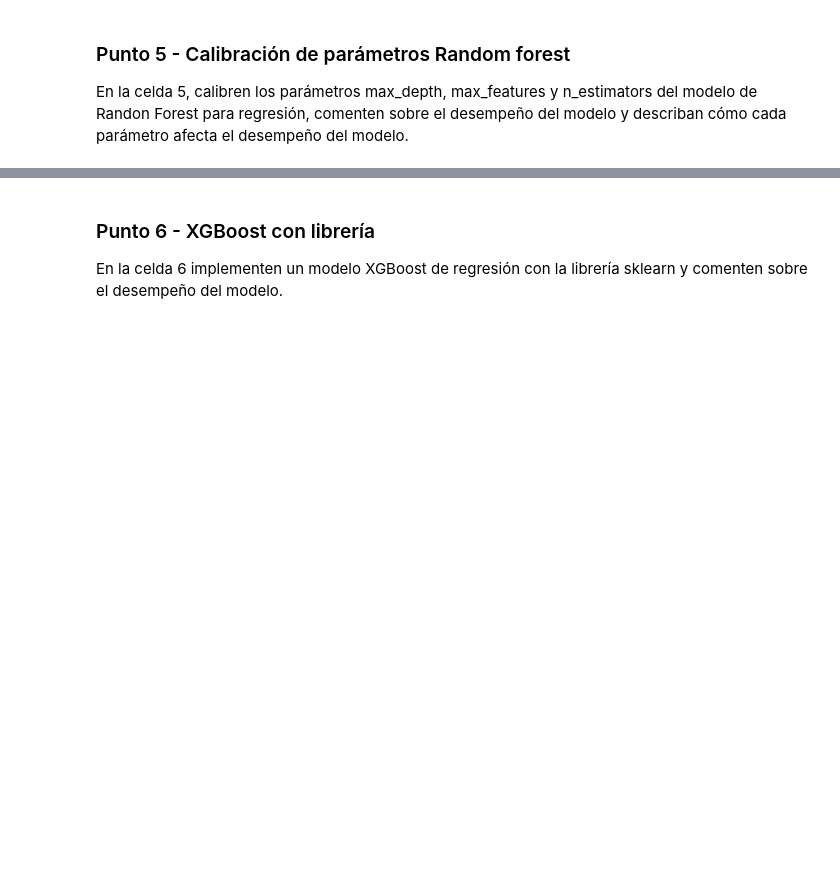
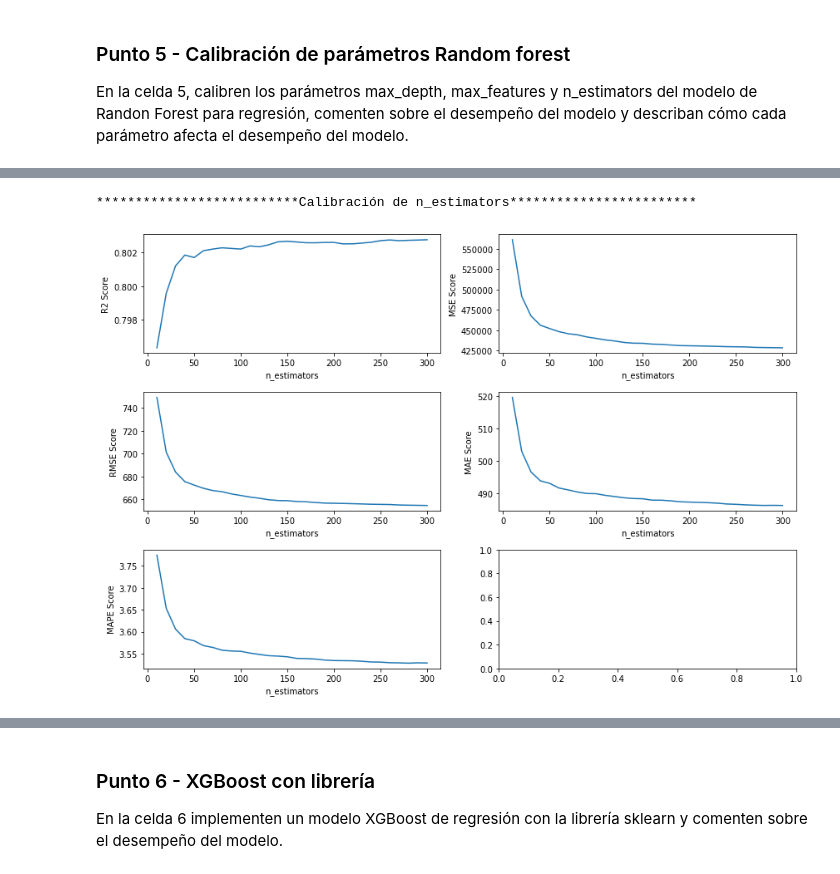
Before and after one commit to elkindavid/Machine-Learning, a Jupyter notebook: Week 2/S2TC1_RandomForests_Boosting.ipynb, the cells around one changed output, grey strips where cells are left out. Drawn from its saved outputs; the diff is of its cells as text; code cells hidden in the pictures; blank space fills up the shorter version.

```diff
--- a/Week 2/S2TC1_RandomForests_Boosting.ipynb
+++ b/Week 2/S2TC1_RandomForests_Boosting.ipynb
@@ -400,0 +358,52 @@ plt.show()
+# %%
+# Calibración de n_estimators
+print('**************************Calibración de n_estimators************************')
+estimator_range = range(10, 310, 10)
+R2_scores = []
+MSE_scores = []
+RMSE_scores = []
+MAE_scores = []
+MAPE_scores = []
+
+for estimator in estimator_range:
+    rf_model = RandomForestRegressor(n_estimators=estimator, random_state=1, n_jobs=-1)
+    scores = cross_val_score(rf_model, X, y, cv=5, scoring='r2')
+    R2_scores.append(scores.mean())
+
+    # Predicción y evaluación del modelo
+    rf_model.fit(X, y)
+    y_pred = rf_model.predict(X)
+    MSE_scores.append(mean_squared_error(y, y_pred))
+    RMSE_scores.append(np.sqrt(mean_squared_error(y, y_pred)))
+    MAE_scores.append(mean_absolute_error(y, y_pred))
+    MAPE_scores.append(np.mean(np.abs((y - y_pred) / y)) * 100)
+
+# Visualización de las métricas
+fig, axes = plt.subplots(3, 2, figsize=(12, 8))
+axes = axes.ravel()
+
+axes[0].plot(estimator_range, R2_scores)
+axes[0].set_xlabel('n_estimators')
+axes[0].set_ylabel('R2 Score')
+
+axes[1].plot(estimator_range, MSE_scores)
+axes[1].set_xlabel('n_estimators')
+axes[1].set_ylabel('MSE Score')
+
+axes[2].plot(estimator_range, RMSE_scores)
+axes[2].set_xlabel('n_estimators')
+axes[2].set_ylabel('RMSE Score')
+
+axes[3].plot(estimator_range, MAE_scores)
+axes[3].set_xlabel('n_estimators')
+axes[3].set_ylabel('MAE Score')
+
+axes[4].plot(estimator_range, MAPE_scores)
+axes[4].set_xlabel('n_estimators')
+axes[4].set_ylabel('MAPE Score')
+
+plt.tight_layout()
+plt.show()
+# %% [output]
+**************************Calibración de n_estimators************************
+[figure, added]
```
Also changed, not shown: parts of 11 cells of this notebook.
